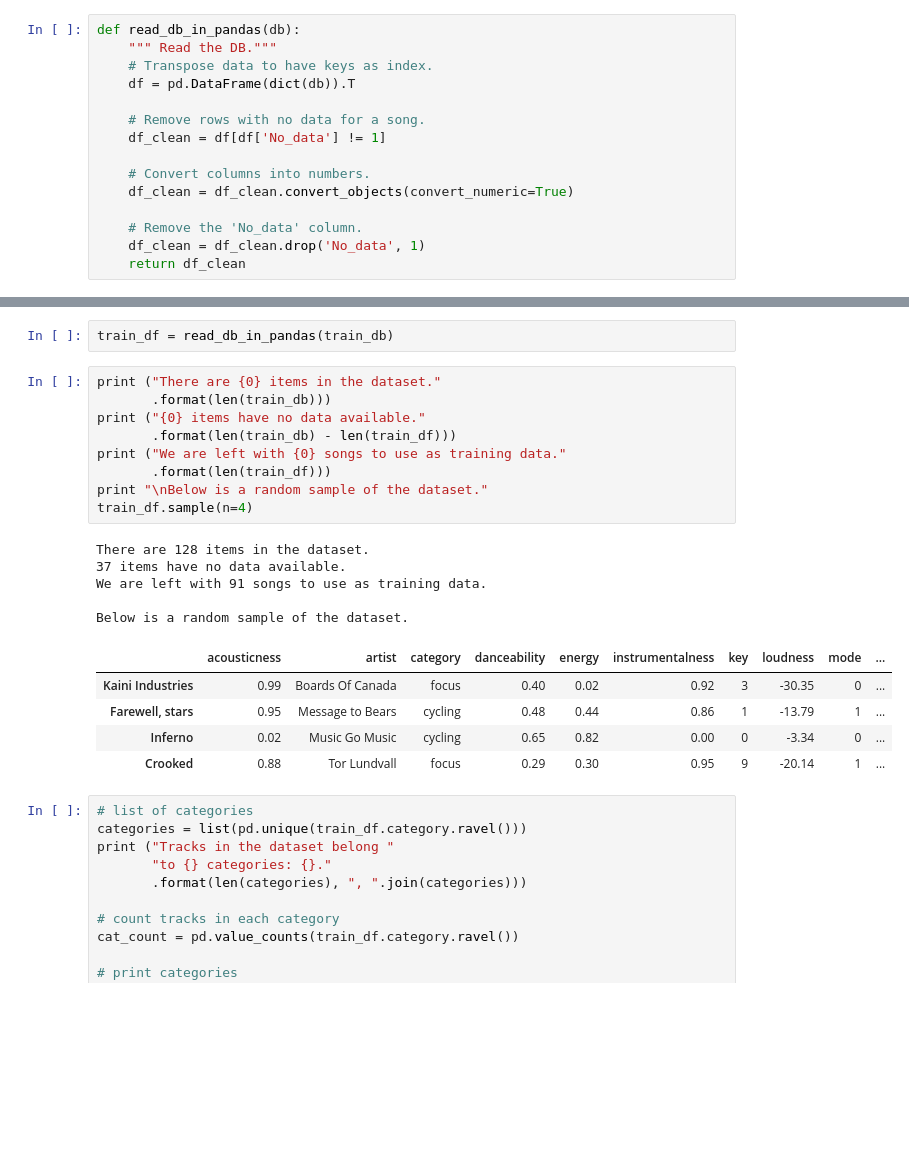
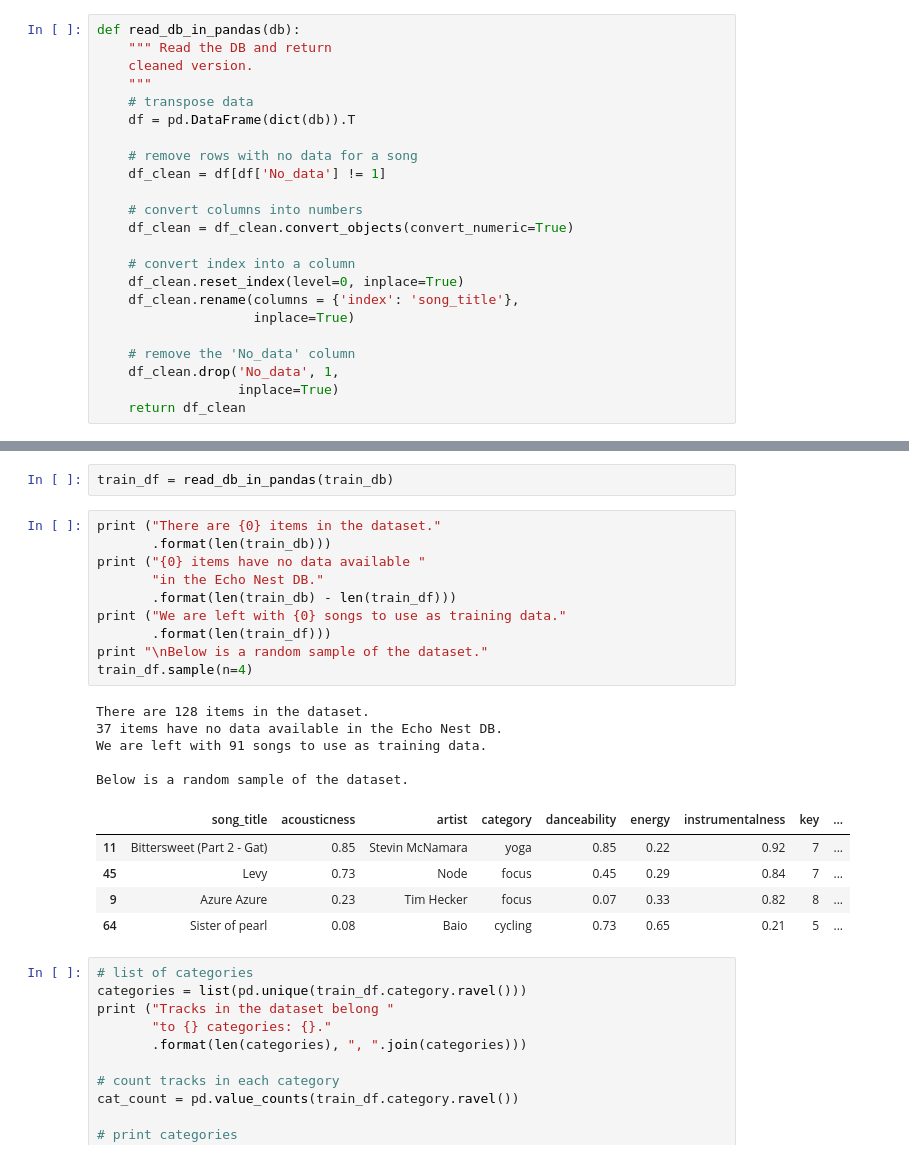
Before and after one commit to medennikova/itunes-music-analysis, a Jupyter notebook: music_analysis.ipynb, the cells around one changed output, grey strips where cells are left out. Cells and saved outputs as stored; diff of their text form; blank space fills up the shorter version.

```diff
--- a/music_analysis.ipynb
+++ b/music_analysis.ipynb
@@ -198,17 +194,25 @@ I have two sets with song data. Next I read in data from both databases and take
 # %%
 def read_db_in_pandas(db):
-    """ Read the DB."""
-    # Transpose data to have keys as index.
+    """ Read the DB and return
+    cleaned version.
+    """
+    # transpose data
     df = pd.DataFrame(dict(db)).T
 
-    # Remove rows with no data for a song.
+    # remove rows with no data for a song
     df_clean = df[df['No_data'] != 1]
 
-    # Convert columns into numbers.
+    # convert columns into numbers
     df_clean = df_clean.convert_objects(convert_numeric=True)
 
-    # Remove the 'No_data' column.
-    df_clean = df_clean.drop('No_data', 1)
+    # convert index into a column
+    df_clean.reset_index(level=0, inplace=True)
+    df_clean.rename(columns = {'index': 'song_title'},
+                    inplace=True)
+
+    # remove the 'No_data' column
+    df_clean.drop('No_data', 1,
+                  inplace=True)
     return df_clean
 # %% [markdown]
 ### Test data
@@ -268,23 +274,24 @@ train_df = read_db_in_pandas(train_db)
 # %%
 print ("There are {0} items in the dataset."
        .format(len(train_db)))
-print ("{0} items have no data available."
+print ("{0} items have no data available "
+       "in the Echo Nest DB."
        .format(len(train_db) - len(train_df)))
 print ("We are left with {0} songs to use as training data."
        .format(len(train_df)))
 print "\nBelow is a random sample of the dataset."
 train_df.sample(n=4)
 # %% [output]
 There are 128 items in the dataset.
-37 items have no data available.
+37 items have no data available in the Echo Nest DB.
 We are left with 91 songs to use as training data.
 
 Below is a random sample of the dataset.
-|  | acousticness | artist | category | danceability | energy | instrumentalness | key | loudness | mode | ... |
-| Kaini Industries | 0.99 | Boards Of Canada | focus | 0.40 | 0.02 | 0.92 | 3 | -30.35 | 0 | ... |
-| Farewell, stars | 0.95 | Message to Bears | cycling | 0.48 | 0.44 | 0.86 | 1 | -13.79 | 1 | ... |
-| Inferno | 0.02 | Music Go Music | cycling | 0.65 | 0.82 | 0.00 | 0 | -3.34 | 0 | ... |
-| Crooked | 0.88 | Tor Lundvall | focus | 0.29 | 0.30 | 0.95 | 9 | -20.14 | 1 | ... |
+|  | song_title | acousticness | artist | category | danceability | energy | instrumentalness | key | ... |
+| 11 | Bittersweet (Part 2 - Gat) | 0.85 | Stevin McNamara | yoga | 0.85 | 0.22 | 0.92 | 7 | ... |
+| 45 | Levy | 0.73 | Node | focus | 0.45 | 0.29 | 0.84 | 7 | ... |
+| 9 | Azure Azure | 0.23 | Tim Hecker | focus | 0.07 | 0.33 | 0.82 | 8 | ... |
+| 64 | Sister of pearl | 0.08 | Baio | cycling | 0.73 | 0.65 | 0.21 | 5 | ... |
 # %%
 # list of categories
 categories = list(pd.unique(train_df.category.ravel()))
```
Also changed, not shown: parts of 69 cells of this notebook.
